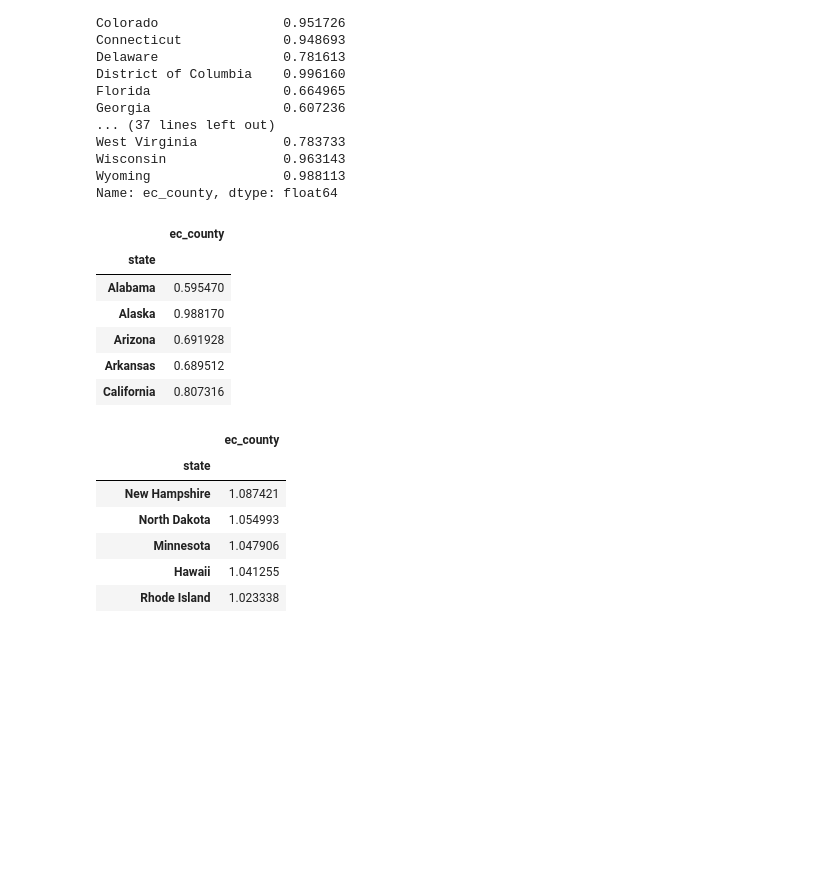
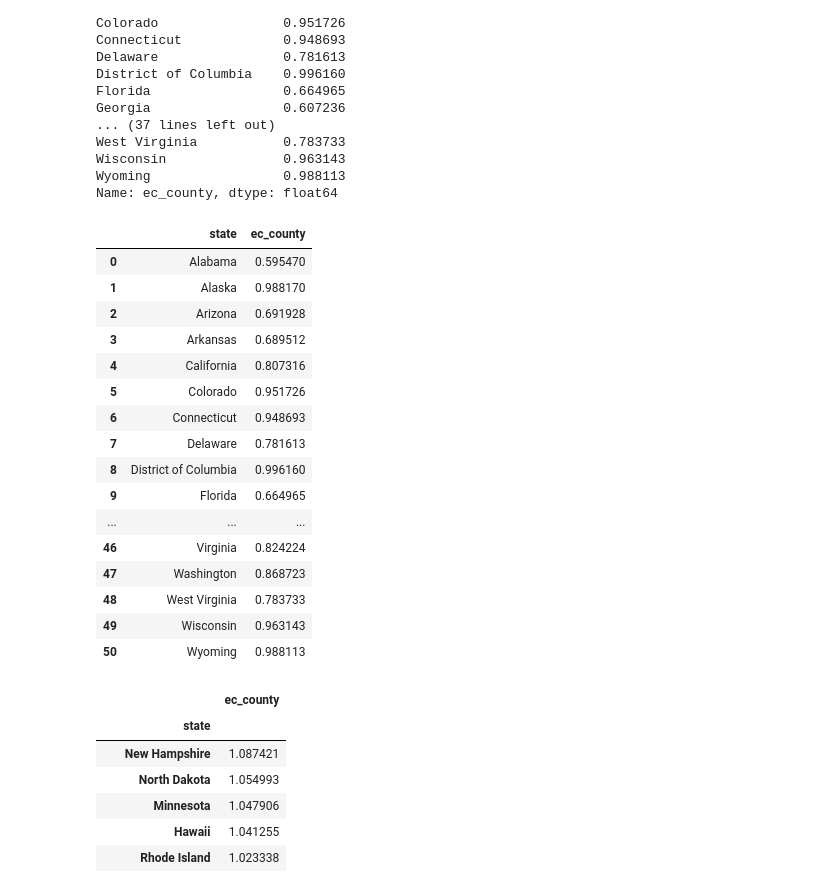
Before and after one commit to micheletizzoni/Python_for_social_sciences, a Jupyter notebook: 2025_BA_sociology/data_analysis_pandas/social_capital_data_analysis.ipynb, the cells around one changed output. Cells and saved outputs as stored; diff of their text form; code cells hidden in the pictures; blank space fills up the shorter version.

```diff
--- a/2025_BA_sociology/data_analysis_pandas/social_capital_data_analysis.ipynb
+++ b/2025_BA_sociology/data_analysis_pandas/social_capital_data_analysis.ipynb
@@ -208,15 +209,25 @@ Name: ec_county, dtype: float64
 # %%
 df_state=state_average.to_frame()
 # %%
-df_state.head()
+df_state.reset_index()
 # %% [output]
-|  | ec_county |
-| state |  |
-| Alabama | 0.595470 |
-| Alaska | 0.988170 |
-| Arizona | 0.691928 |
-| Arkansas | 0.689512 |
-| California | 0.807316 |
+|  | state | ec_county |
+| 0 | Alabama | 0.595470 |
+| 1 | Alaska | 0.988170 |
+| 2 | Arizona | 0.691928 |
+| 3 | Arkansas | 0.689512 |
+| 4 | California | 0.807316 |
+| 5 | Colorado | 0.951726 |
+| 6 | Connecticut | 0.948693 |
+| 7 | Delaware | 0.781613 |
+| 8 | District of Columbia | 0.996160 |
+| 9 | Florida | 0.664965 |
+| ... | ... | ... |
+| 46 | Virginia | 0.824224 |
+| 47 | Washington | 0.868723 |
+| 48 | West Virginia | 0.783733 |
+| 49 | Wisconsin | 0.963143 |
+| 50 | Wyoming | 0.988113 |
 # %%
 df_state.sort_values(by='ec_county', ascending=False)
 # %% [output]
```
Also changed, not shown: parts of 3 cells of this notebook.
